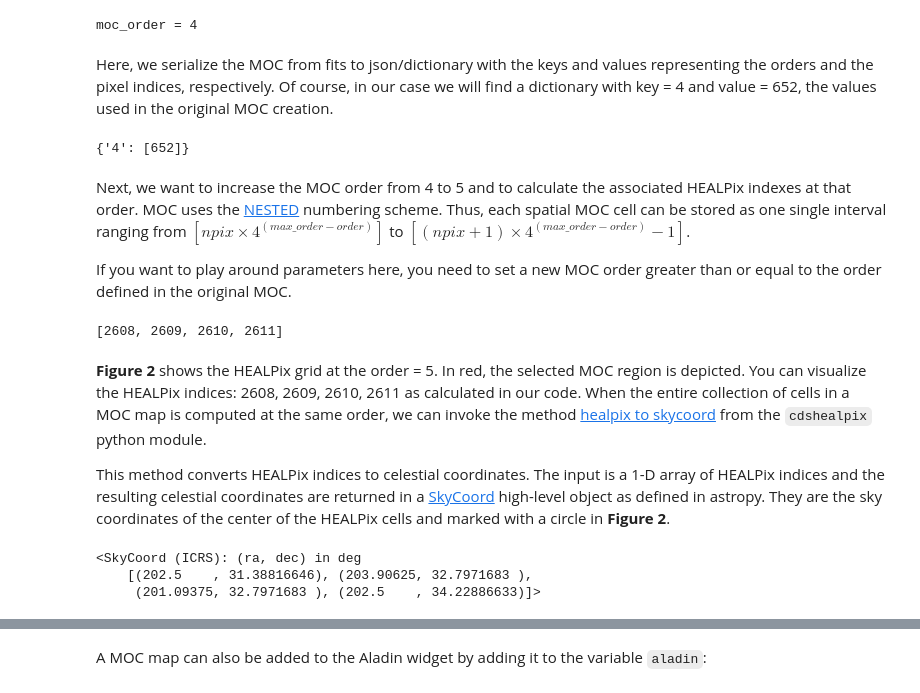
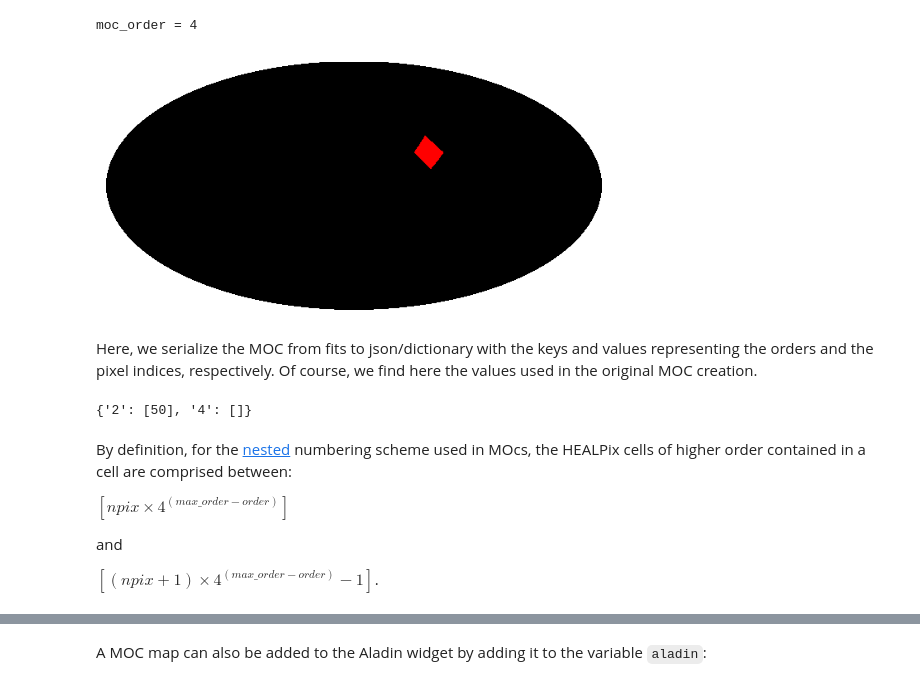
Before and after one commit to cds-astro/tutorials, a Jupyter notebook: Notebooks/7_Multi-messenger_astronomy__Planning_observations_rapidly_with_MOCs.ipynb, the cells around one changed output, grey strips where cells are left out. Saved outputs shown, nothing was run; the diff lists cells and outputs as text; code cells hidden in the pictures.

```diff
--- a/Notebooks/7_Multi-messenger_astronomy__Planning_observations_rapidly_with_MOCs.ipynb
+++ b/Notebooks/7_Multi-messenger_astronomy__Planning_observations_rapidly_with_MOCs.ipynb
@@ -108,64 +87,30 @@ display.Image(path.parent / "images/MOC-to-plan-MMA/Fig1.jpg")
 Now, we read the MOC file `TEST.fits` and we find the MOC order: the depth of the smallest HEALPix cells. Of course, we will find an order = 4 as set when we created the MOC.
 # %%
 # Read  MOC map.
-moc = MOC.from_fits(path / "TEST.fits")
+moc_test_from_file = MOC.from_fits(path / "TEST.fits")
 
 # Find MOC order
-moc_order = moc.max_order
+moc_order = moc_test_from_file.max_order
 print("moc_order =", moc_order)
 # %% [output]
 moc_order = 4
+# %%
+moc_test_from_file.display_preview()
+# %% [output]
+[figure, added]
 # %% [markdown]
-Here, we serialize the MOC from fits to json/dictionary with the keys and values representing the orders and the pixel indices, respectively. Of course, in our case we will find a dictionary with key = 4 and value = 652, the values used in the original MOC creation.
+Here, we serialize the MOC from fits to json/dictionary with the keys and values representing the orders and the pixel indices, respectively. Of course, we find here the values used in the original MOC creation.
 # %%
 # Serialize the MOC from fits to json/dict.
-moc_json = moc.serialize(format="json")
+moc_json = moc_test.serialize(format="json")
 moc_json
 # %% [output]
-{'4': [652]}
+{'2': [50], '4': []}
 # %% [markdown]
-Next, we want to increase the MOC order from 4 to 5 and to calculate the associated HEALPix indexes at that order. MOC uses the [NESTED](https://healpix.jpl.nasa.gov/html/intronode4.htm) numbering scheme. Thus, each spatial MOC cell can be
-stored as one single  interval ranging from $[npix \times 4^{(max\_order - order)}]$ to
+By definition, for the [nested](https://healpix.jpl.nasa.gov/html/intronode4.htm) numbering scheme used in MOcs, the HEALPix cells of higher order contained in a cell are comprised between:
+
+$[npix \times 4^{(max\_order - order)}]$
+
+and
+
 $[(npix+1) \times 4^{(max\_order - order)}-1] $.
-
-If you want to play around parameters here, you need to set a new MOC order greater than or equal to the order defined in the original MOC.
-# %%
-# Sets a new MOC order: new MOC order >= original MOC order.
-new_order = 5
-
-# Init. a list of HEALPix indices.
-healpix_indices = []
-
-# Read MOC JSON file.
-for key, value in moc_json.items():
-    order = int(key)
-
-    # Flatten cells.
-    for npix in value:
-        first_index = npix * 4 ** (new_order - moc_order)
-        last_index = (npix + 1) * 4 ** (new_order - moc_order) - 1
-
-        # Resulting list of flatten cells.
-        for healpix_index in np.arange(first_index, last_index + 1):
-            healpix_indices.append(healpix_index)
-
-healpix_indices
-# %% [output]
-[2608, 2609, 2610, 2611]
-# %% [markdown]
-**Figure 2** shows the  HEALPix grid at the order = 5. In red, the selected MOC region is depicted. You can visualize the HEALPix indices: 2608, 2609, 2610, 2611 as calculated in our code.
-When the entire collection of cells in a MOC map is
-computed at the same
-order, we can invoke the method [healpix to skycoord](https://cds-astro.github.io/cds-healpix-python/stubs/cdshealpix.nested.healpix_to_skycoord.html#cdshealpix.nested.healpix_to_skycoord) from the `cdshealpix` python module.
-
-This method converts HEALPix indices to celestial coordinates.
-The input is a 1-D array of HEALPix indices and the resulting celestial coordinates
-are returned in a [SkyCoord](https://docs.astropy.org/en/stable/api/astropy.coordinates.SkyCoord.html#:~:text=High%2Dlevel%20object%20providing%20a,coordinate%20values%20with%20unambiguous%20units) high-level object as defined in astropy.
-They are the sky coordinates of the center of the HEALPix cells and marked with a circle in **Figure 2**.
-# %%
-skycoords = healpix_to_skycoord(healpix_indices, new_order)
-skycoords
-# %% [output]
-<SkyCoord (ICRS): (ra, dec) in deg
-    [(202.5    , 31.38816646), (203.90625, 32.7971683 ),
-     (201.09375, 32.7971683 ), (202.5    , 34.22886633)]>
```
Also changed, not shown: parts of 37 cells of this notebook, 1 other file.
